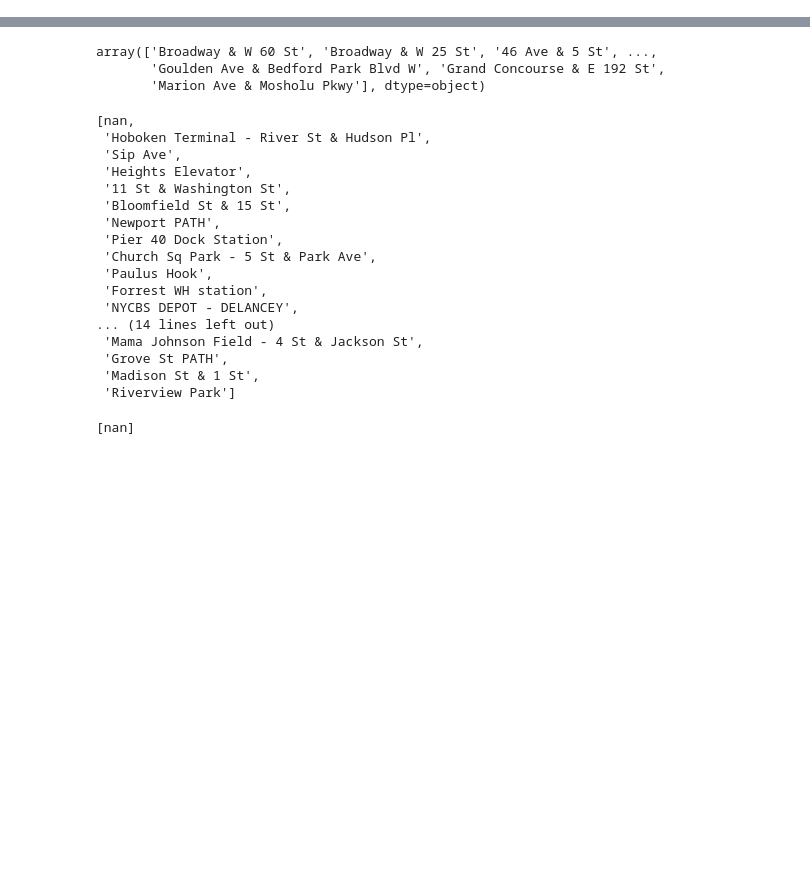
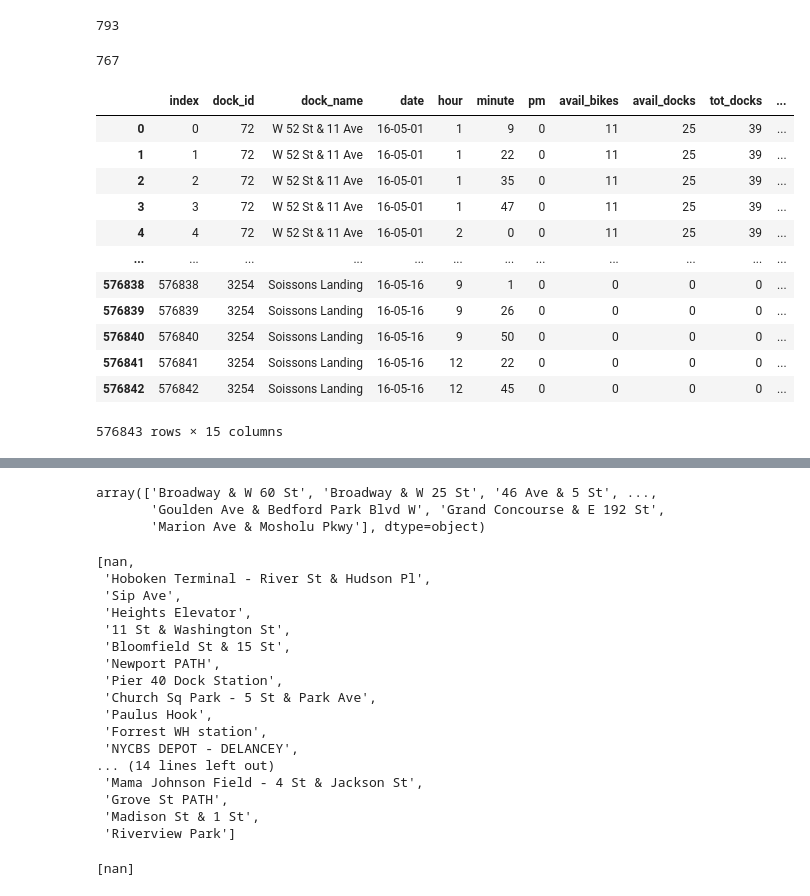
Before and after one commit to sheepesq/Final_Project, a Jupyter notebook: Citibike_project-Copy1.ipynb, the cells around one changed output, grey strips where cells are left out. Drawn from its saved outputs; the diff is of its cells as text; code cells hidden in the pictures; blank space fills up the shorter version.

```diff
--- a/Citibike_project-Copy1.ipynb
+++ b/Citibike_project-Copy1.ipynb
@@ -121,0 +5,42 @@ stations2019_df
+# %%
+# This code is adapted from the tutorial hosted below:
+# http://www.postgresqltutorial.com/postgresql-python/connect/
+
+
+# Establish a connection to the database by creating a cursor object
+# The PostgreSQL server must be accessed through the PostgreSQL APP or Terminal Shell
+
+host = "citibike-analysis.cbk1sw5fz5td.us-east-1.rds.amazonaws.com"
+port = "5432"
+database = "project"
+user = "postgres"
+password = "postgres"
+
+# Connect to the PostgreSQL database
+conn = psycopg2.connect(host=host, port=port, database=database, user=user, password=password)
+
+# Create a cursor object
+cur = conn.cursor()
+
+# A function that takes in a PostgreSQL query and outputs a pandas database
+def create_pandas_table(sql_query, database = conn):
+    table = pd.read_sql_query(sql_query, database)
+    return table
+
+# Utilize the create_pandas_table function to create a Pandas data frame for each dataset
+may2016_df = create_pandas_table("SELECT * FROM may2016")
+may2017_df = create_pandas_table("SELECT * FROM may2017")
+may2018_df = create_pandas_table("SELECT * FROM may2018")
+may2019_df = create_pandas_table("SELECT * FROM may2019")
+stations2016_df = create_pandas_table("SELECT * FROM stations2016")
+stations2017_df = create_pandas_table("SELECT * FROM stations2017")
+stations2018_df = create_pandas_table("SELECT * FROM stations2018")
+stations2019_df = create_pandas_table("SELECT * FROM stations2019")
+
+allmay_df = create_pandas_table("SELECT * FROM allmay")
+allstations_df = create_pandas_table("SELECT * FROM allstations")
+
+
+# Close the cursor and connection to so the server can allocate bandwidth to other requests
+cur.close()
+conn.close()
@@ -121,0 +111,24 @@ stations2019_df
+# %%
+may2019_df['start station id'].nunique()
+# %% [output]
+793
+# %%
+may2018_df['start station id'].nunique()
+# %% [output]
+767
+# %%
+stations2016_df
+# %% [output]
+|  | index | dock_id | dock_name | date | hour | minute | pm | avail_bikes | avail_docks | tot_docks | ... |
+| 0 | 0 | 72 | W 52 St & 11 Ave | 16-05-01 | 1 | 9 | 0 | 11 | 25 | 39 | ... |
+| 1 | 1 | 72 | W 52 St & 11 Ave | 16-05-01 | 1 | 22 | 0 | 11 | 25 | 39 | ... |
+| 2 | 2 | 72 | W 52 St & 11 Ave | 16-05-01 | 1 | 35 | 0 | 11 | 25 | 39 | ... |
+| 3 | 3 | 72 | W 52 St & 11 Ave | 16-05-01 | 1 | 47 | 0 | 11 | 25 | 39 | ... |
+| 4 | 4 | 72 | W 52 St & 11 Ave | 16-05-01 | 2 | 0 | 0 | 11 | 25 | 39 | ... |
+| ... | ... | ... | ... | ... | ... | ... | ... | ... | ... | ... | ... |
+| 576838 | 576838 | 3254 | Soissons Landing | 16-05-16 | 9 | 1 | 0 | 0 | 0 | 0 | ... |
+| 576839 | 576839 | 3254 | Soissons Landing | 16-05-16 | 9 | 26 | 0 | 0 | 0 | 0 | ... |
+| 576840 | 576840 | 3254 | Soissons Landing | 16-05-16 | 9 | 50 | 0 | 0 | 0 | 0 | ... |
+| 576841 | 576841 | 3254 | Soissons Landing | 16-05-16 | 12 | 22 | 0 | 0 | 0 | 0 | ... |
+| 576842 | 576842 | 3254 | Soissons Landing | 16-05-16 | 12 | 45 | 0 | 0 | 0 | 0 | ... |
+576843 rows × 15 columns
```
Also changed, not shown: parts of 18 cells of this notebook.
